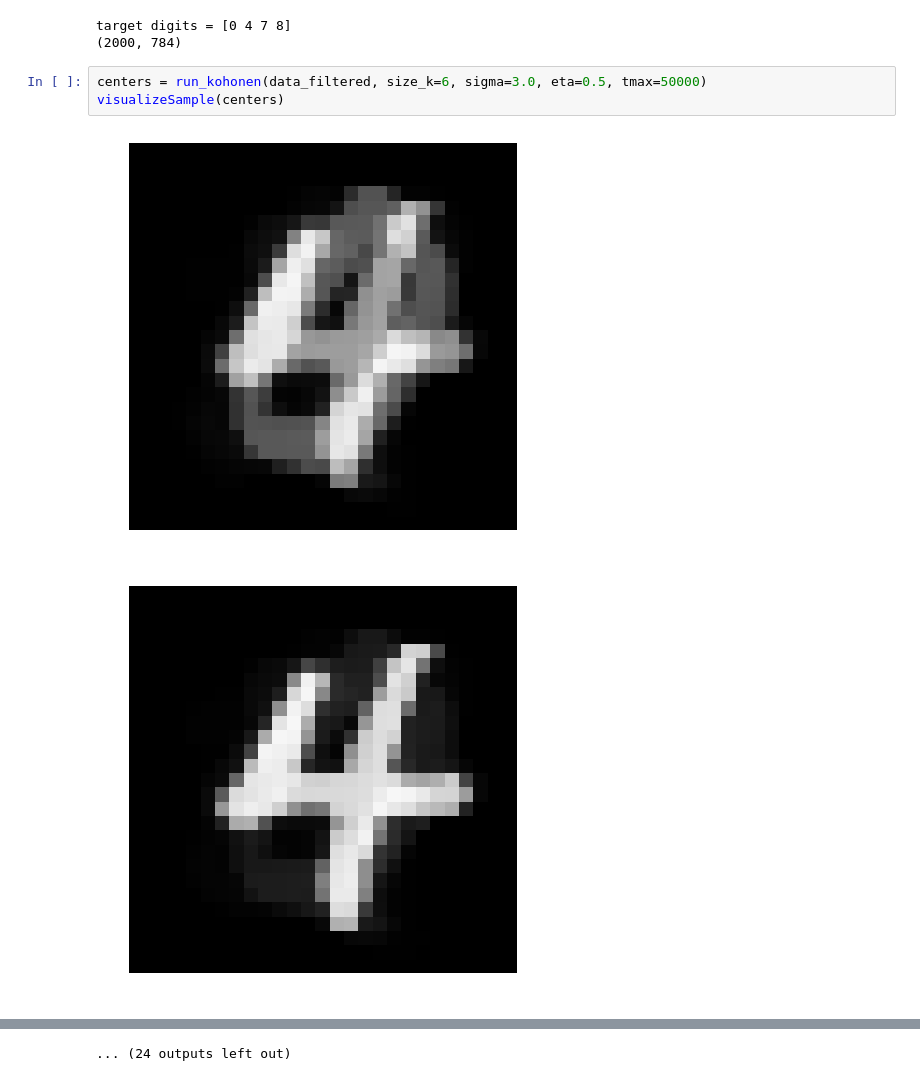
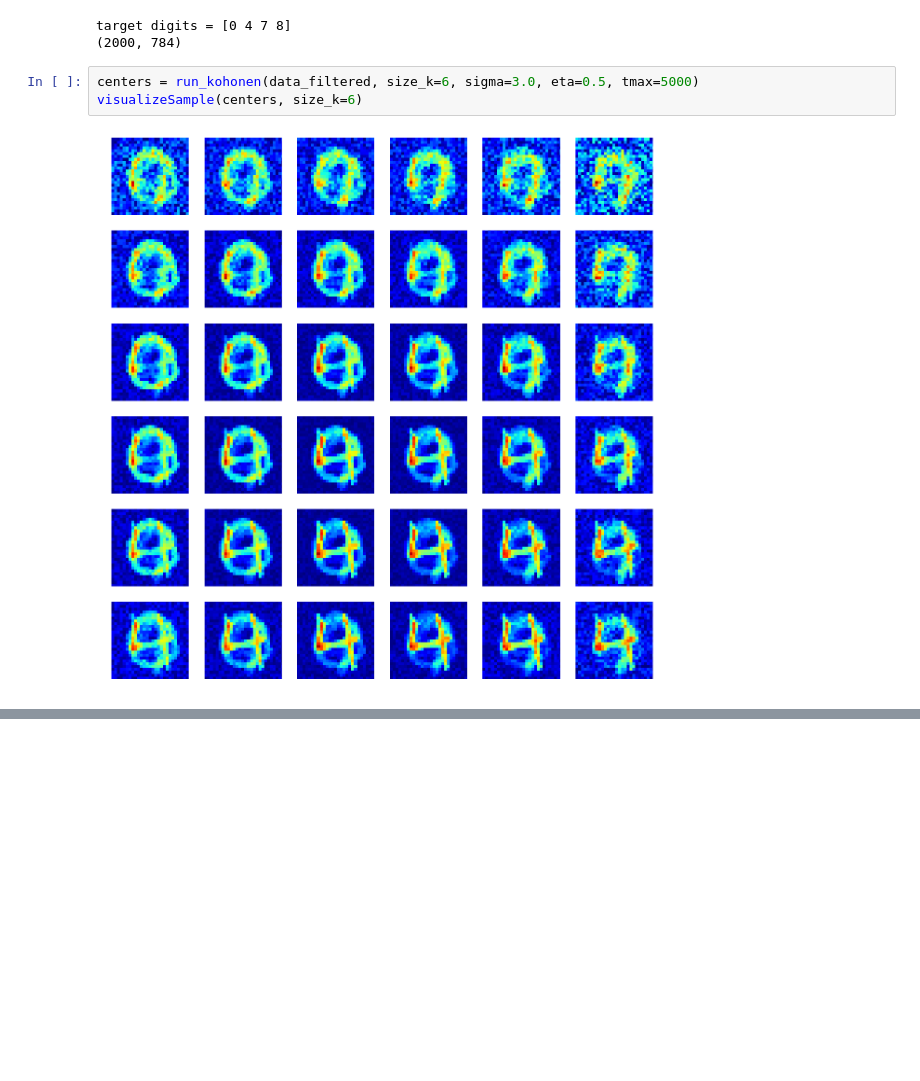
Before and after one commit to michaelStettler/Unsupe1, a Jupyter notebook: Unspe1.ipynb, the cells around one changed output, grey strips where cells are left out. Drawn from its saved outputs; the diff is of its cells as text; blank space fills up the shorter version.

Commit message:
modify visualize (colormap, and subplot of prototypes) + add a function to run kohonen with non constant learning rate.

```diff
--- a/Unspe1.ipynb
+++ b/Unspe1.ipynb
@@ -23,8 +23,7 @@ print(np.shape(data_filtered))
 target digits = [0 4 7 8]
 (2000, 784)
 # %%
-centers = run_kohonen(data_filtered, size_k=6, sigma=3.0, eta=0.5, tmax=50000)
-visualizeSample(centers)
+centers = run_kohonen(data_filtered, size_k=6, sigma=3.0, eta=0.5, tmax=5000)
+visualizeSample(centers, size_k=6)
 # %% [output]
-[figure, old version]
+[figure, new version]
-[figure, removed]
@@ -41,2 +30 @@ visualizeSample(centers)
-... (24 outputs left out)
 # %%
```
Also changed, not shown: parts of 4 cells of this notebook, 2 other files.
